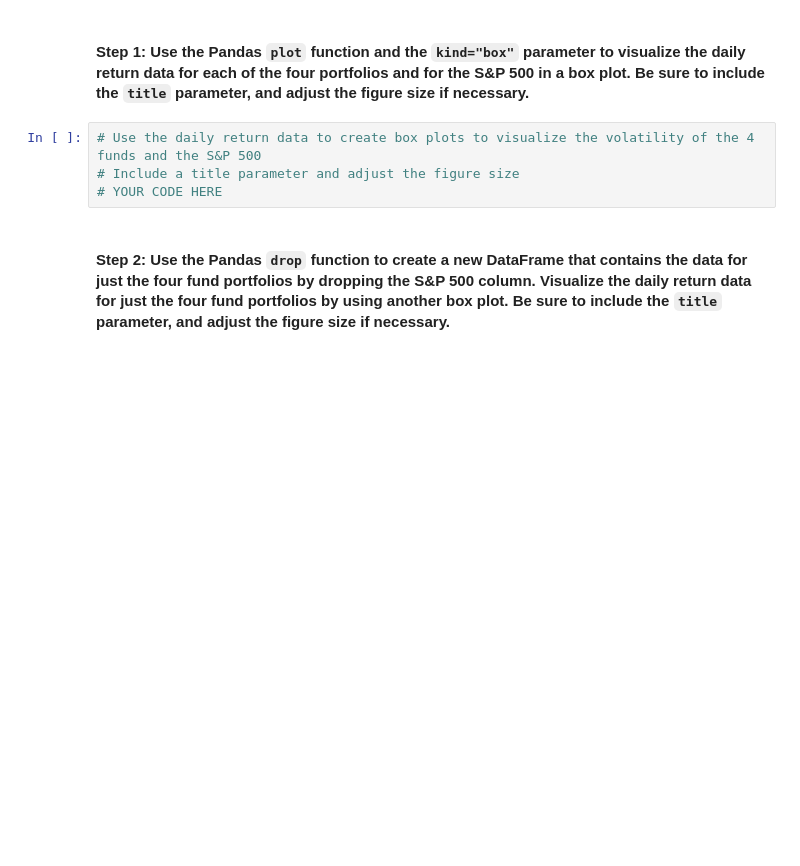
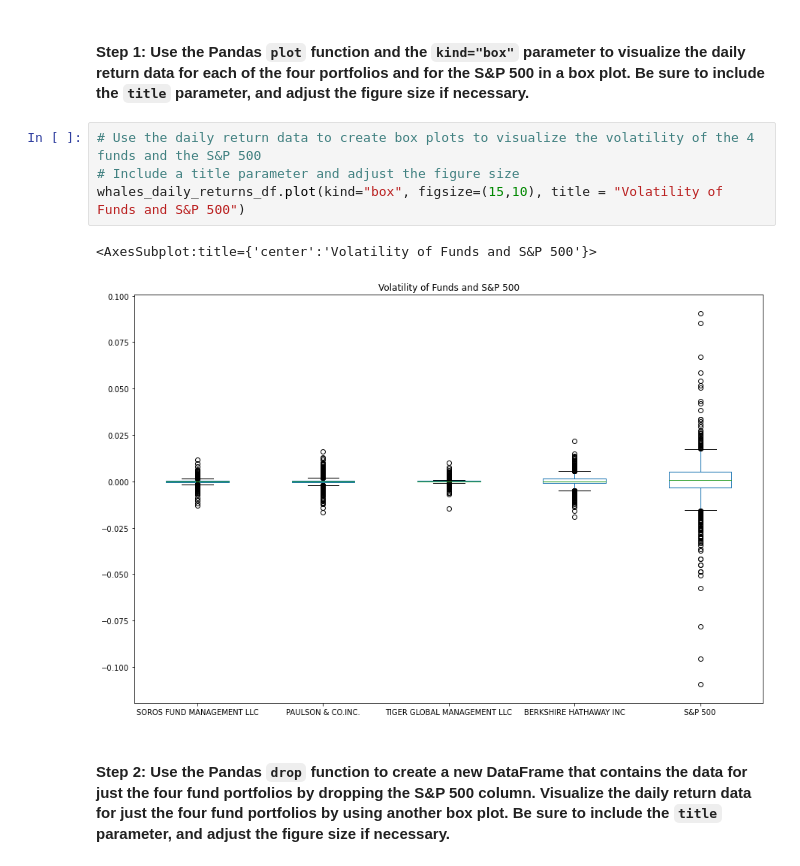
Before and after one commit to saucetech/risk-return-analysis, a Jupyter notebook: risk_return_analysis.ipynb, the cells around one changed output. Cells and saved outputs as stored; diff of their text form; blank space fills up the shorter version.

Commit message:
Updated the risk return analysis with volatility analysis of the 4 funds.

```diff
--- a/risk_return_analysis.ipynb
+++ b/risk_return_analysis.ipynb
@@ -200,7 +200,10 @@ Analyze the volatility of each of the four fund portfolios and of the S&P 500 In
 # %%
 # Use the daily return data to create box plots to visualize the volatility of the 4 funds and the S&P 500
 # Include a title parameter and adjust the figure size
-# YOUR CODE HERE
+whales_daily_returns_df.plot(kind="box", figsize=(15,10), title = "Volatility of Funds and S&P 500")
+# %% [output]
+<AxesSubplot:title={'center':'Volatility of Funds and S&P 500'}>
+[figure, added]
 # %% [markdown]
 #### Step 2: Use the Pandas `drop` function to create a new DataFrame that contains the data for just the four fund portfolios by dropping the S&P 500 column. Visualize the daily return data for just the four fund portfolios by using another box plot. Be sure to include the `title` parameter, and adjust the figure size if necessary.
 # %%
```
Also changed, not shown: parts of 2 cells of this notebook.
